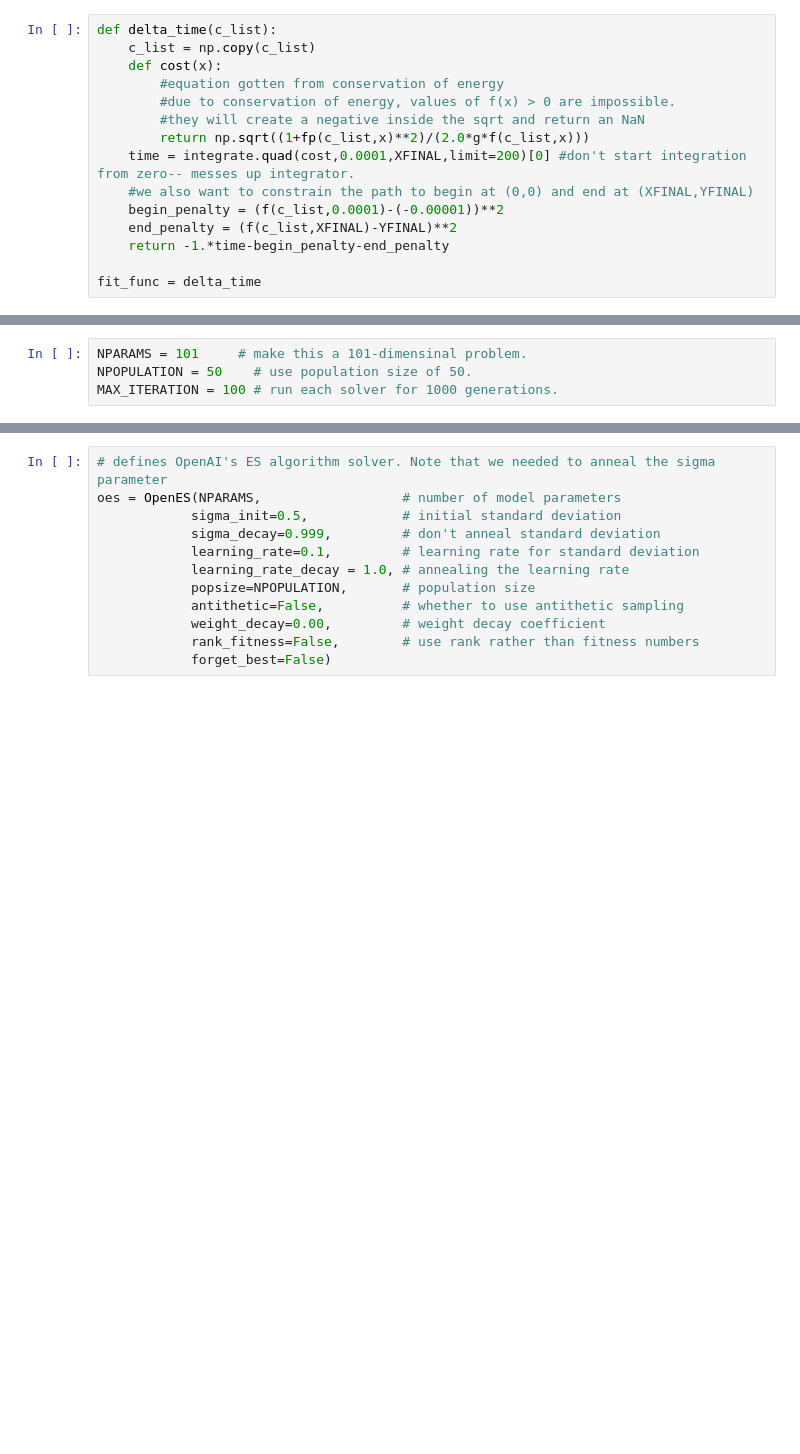
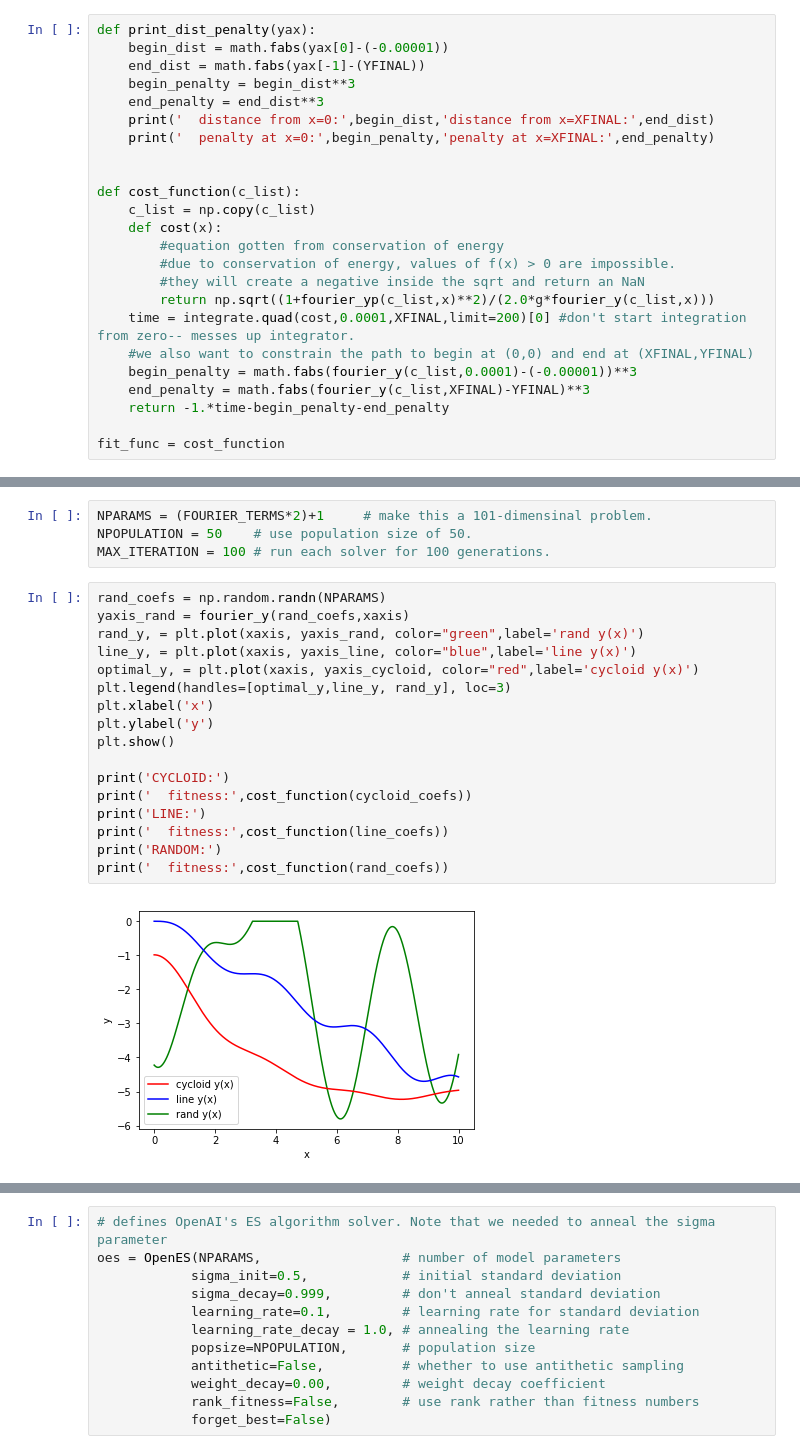
Before and after one commit to bhaney/estool, a Jupyter notebook: es_brachistochrone.ipynb, the cells around one changed output, grey strips where cells are left out. Saved outputs shown, nothing was run; the diff lists cells and outputs as text; blank space fills up the shorter version.

```diff
--- a/es_brachistochrone.ipynb
+++ b/es_brachistochrone.ipynb
@@ -93,15 +188,24 @@ def fp(c_list,x):
 # %%
-def delta_time(c_list):
+def print_dist_penalty(yax):
+    begin_dist = math.fabs(yax[0]-(-0.00001))
+    end_dist = math.fabs(yax[-1]-(YFINAL))
+    begin_penalty = begin_dist**3
+    end_penalty = end_dist**3
+    print('  distance from x=0:',begin_dist,'distance from x=XFINAL:',end_dist)
+    print('  penalty at x=0:',begin_penalty,'penalty at x=XFINAL:',end_penalty)
+
+
+def cost_function(c_list):
     c_list = np.copy(c_list)
     def cost(x):
         #equation gotten from conservation of energy
         #due to conservation of energy, values of f(x) > 0 are impossible.
         #they will create a negative inside the sqrt and return an NaN
-        return np.sqrt((1+fp(c_list,x)**2)/(2.0*g*f(c_list,x)))
+        return np.sqrt((1+fourier_yp(c_list,x)**2)/(2.0*g*fourier_y(c_list,x)))
     time = integrate.quad(cost,0.0001,XFINAL,limit=200)[0] #don't start integration from zero-- messes up integrator.
     #we also want to constrain the path to begin at (0,0) and end at (XFINAL,YFINAL)
-    begin_penalty = (f(c_list,0.0001)-(-0.00001))**2
-    end_penalty = (f(c_list,XFINAL)-YFINAL)**2
+    begin_penalty = math.fabs(fourier_y(c_list,0.0001)-(-0.00001))**3
+    end_penalty = math.fabs(fourier_y(c_list,XFINAL)-YFINAL)**3
     return -1.*time-begin_penalty-end_penalty
 
-fit_func = delta_time
+fit_func = cost_function
@@ -168,4 +212,23 @@ RANDOM:
 # %%
-NPARAMS = 101     # make this a 101-dimensinal problem.
+NPARAMS = (FOURIER_TERMS*2)+1     # make this a 101-dimensinal problem.
 NPOPULATION = 50    # use population size of 50.
-MAX_ITERATION = 100 # run each solver for 1000 generations.
+MAX_ITERATION = 100 # run each solver for 100 generations.
+# %%
+rand_coefs = np.random.randn(NPARAMS)
+yaxis_rand = fourier_y(rand_coefs,xaxis)
+rand_y, = plt.plot(xaxis, yaxis_rand, color="green",label='rand y(x)')
+line_y, = plt.plot(xaxis, yaxis_line, color="blue",label='line y(x)')
+optimal_y, = plt.plot(xaxis, yaxis_cycloid, color="red",label='cycloid y(x)')
+plt.legend(handles=[optimal_y,line_y, rand_y], loc=3)
+plt.xlabel('x')
+plt.ylabel('y')
+plt.show()
+
+print('CYCLOID:')
+print('  fitness:',cost_function(cycloid_coefs))
+print('LINE:')
+print('  fitness:',cost_function(line_coefs))
+print('RANDOM:')
+print('  fitness:',cost_function(rand_coefs))
+# %% [output]
+[figure, added]
```
Also changed, not shown: parts of 30 cells of this notebook.
